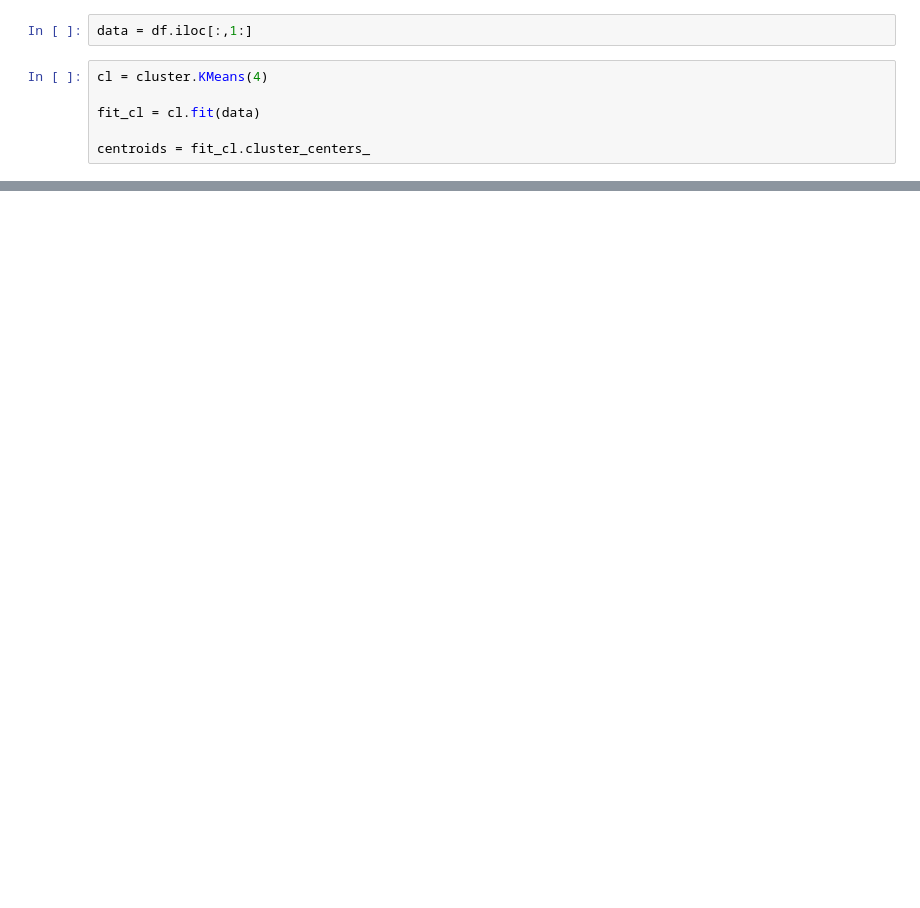
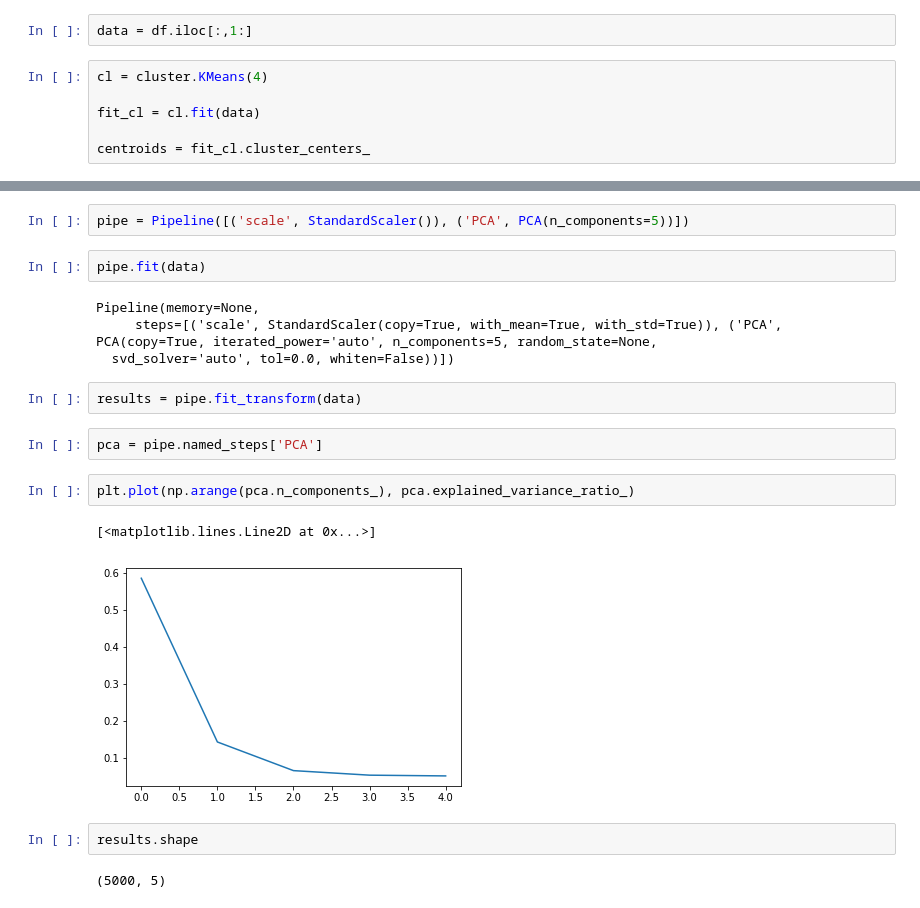
Before and after one commit to willprice221/ethereum_clustering, a Jupyter notebook: cluster.ipynb, the cells around one changed output, grey strips where cells are left out. Drawn from its saved outputs; the diff is of its cells as text; blank space fills up the shorter version.

```diff
--- a/cluster.ipynb
+++ b/cluster.ipynb
@@ -54,0 +50,21 @@ array([[2.32427026e+00, 3.80917537e+00, 3.75807231e+01, 1.24515685e+01,
+# %%
+pipe = Pipeline([('scale', StandardScaler()), ('PCA', PCA(n_components=5))])
+# %%
+pipe.fit(data)
+# %% [output]
+Pipeline(memory=None,
+     steps=[('scale', StandardScaler(copy=True, with_mean=True, with_std=True)), ('PCA', PCA(copy=True, iterated_power='auto', n_components=5, random_state=None,
+  svd_solver='auto', tol=0.0, whiten=False))])
+# %%
+results = pipe.fit_transform(data)
+# %%
+pca = pipe.named_steps['PCA']
+# %%
+plt.plot(np.arange(pca.n_components_), pca.explained_variance_ratio_)
+# %% [output]
+[<matplotlib.lines.Line2D at 0x...>]
+[figure, added]
+# %%
+results.shape
+# %% [output]
+(5000, 5)
```
Also changed, not shown: parts of 10 cells of this notebook.
